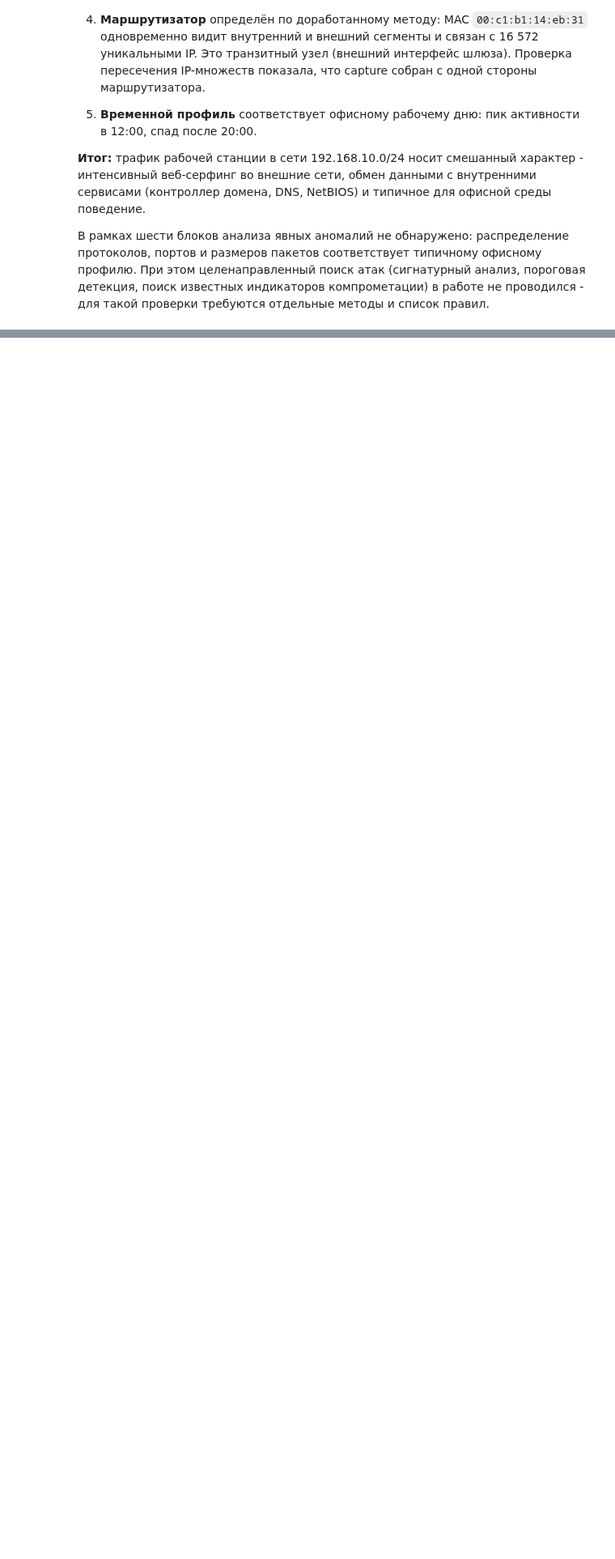
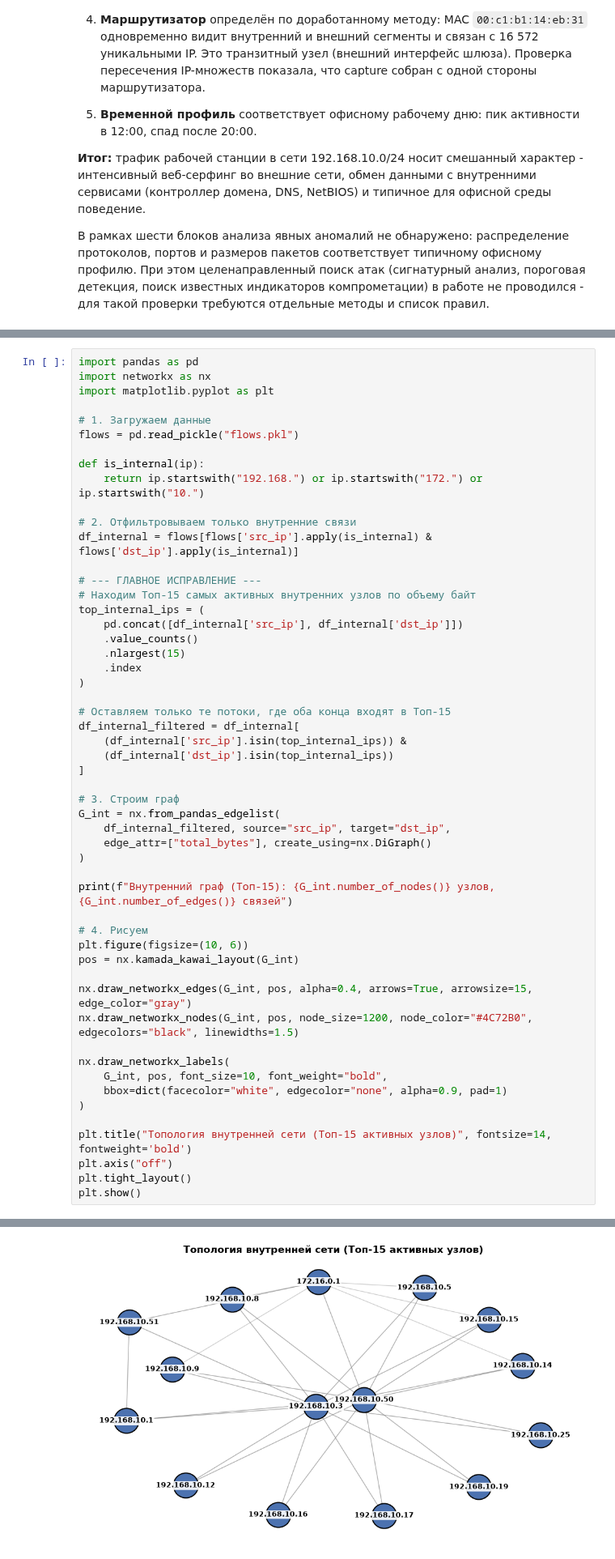
Before and after one commit to KorolevKSM/infosec-da-group, a Jupyter notebook: hw-2/hw-2-solution.ipynb, the cells around one changed output, grey strips where cells are left out. Shown at 81% size. Drawn from its saved outputs; the diff is of its cells as text; blank space fills up the shorter version.

```diff
--- a/hw-2/hw-2-solution.ipynb
+++ b/hw-2/hw-2-solution.ipynb
@@ -632,0 +1626,54 @@ if not found:
+# %%
+import pandas as pd
+import networkx as nx
+import matplotlib.pyplot as plt
+
+# 1. Загружаем данные
+flows = pd.read_pickle("flows.pkl")
+
+def is_internal(ip):
+    return ip.startswith("192.168.") or ip.startswith("172.") or ip.startswith("10.")
+
+# 2. Отфильтровываем только внутренние связи
+df_internal = flows[flows['src_ip'].apply(is_internal) & flows['dst_ip'].apply(is_internal)]
+
+# --- ГЛАВНОЕ ИСПРАВЛЕНИЕ ---
+# Находим Топ-15 самых активных внутренних узлов по объему байт
+top_internal_ips = (
+    pd.concat([df_internal['src_ip'], df_internal['dst_ip']])
+    .value_counts()
+    .nlargest(15)
+    .index
+)
+
+# Оставляем только те потоки, где оба конца входят в Топ-15
+df_internal_filtered = df_internal[
+    (df_internal['src_ip'].isin(top_internal_ips)) &
+    (df_internal['dst_ip'].isin(top_internal_ips))
+]
+
+# 3. Строим граф
+G_int = nx.from_pandas_edgelist(
+    df_internal_filtered, source="src_ip", target="dst_ip",
+    edge_attr=["total_bytes"], create_using=nx.DiGraph()
+)
+
+print(f"Внутренний граф (Топ-15): {G_int.number_of_nodes()} узлов, {G_int.number_of_edges()} связей")
+
+# 4. Рисуем
+plt.figure(figsize=(10, 6))
+pos = nx.kamada_kawai_layout(G_int)
+
+nx.draw_networkx_edges(G_int, pos, alpha=0.4, arrows=True, arrowsize=15, edge_color="gray")
+nx.draw_networkx_nodes(G_int, pos, node_size=1200, node_color="#4C72B0", edgecolors="black", linewidths=1.5)
+
+nx.draw_networkx_labels(
+    G_int, pos, font_size=10, font_weight="bold",
+    bbox=dict(facecolor="white", edgecolor="none", alpha=0.9, pad=1)
+)
+
+plt.title("Топология внутренней сети (Топ-15 активных узлов)", fontsize=14, fontweight='bold')
+plt.axis("off")
+plt.tight_layout()
+plt.show()
+# %% [output]
@@ -632,0 +1681 @@ if not found:
+[figure, added]
```
Also changed, not shown: parts of 16 cells of this notebook, 2 other files.
